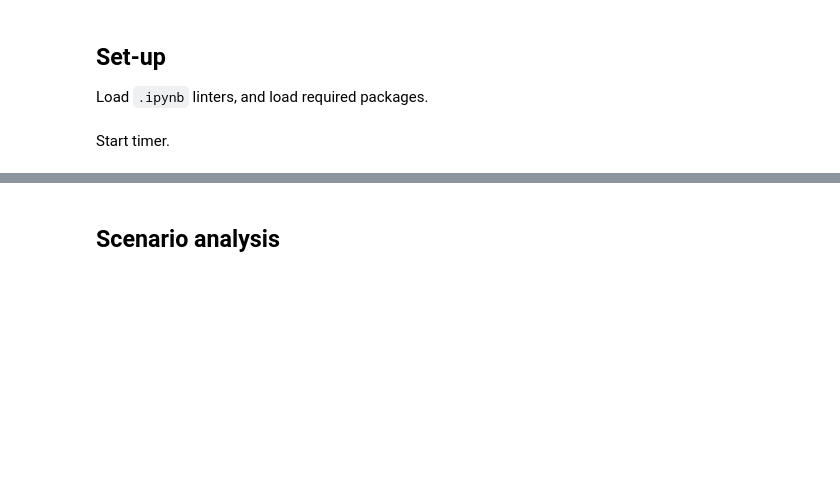
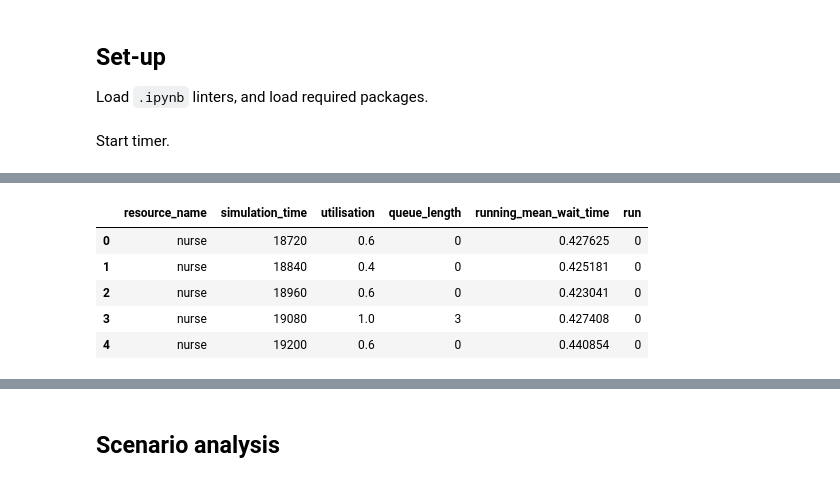
Before and after one commit to pythonhealthdatascience/pydesrap_mms, a Jupyter notebook: scripts/analysis.ipynb, the cells around one changed output, grey strips where cells are left out. Cells and saved outputs as stored; diff of their text form; code cells hidden in the pictures; blank space fills up the shorter version.

```diff
--- a/scripts/analysis.ipynb
+++ b/scripts/analysis.ipynb
@@ -40,0 +68,11 @@ trial.run_trial()
+# %%
+display(trial.interval_audit_df.head())
+trial.interval_audit_df.to_csv('../outputs/example_interval_audit.csv',
+                               index=False)
+# %% [output]
+|  | resource_name | simulation_time | utilisation | queue_length | running_mean_wait_time | run |
+| 0 | nurse | 18720 | 0.6 | 0 | 0.427625 | 0 |
+| 1 | nurse | 18840 | 0.4 | 0 | 0.425181 | 0 |
+| 2 | nurse | 18960 | 0.6 | 0 | 0.423041 | 0 |
+| 3 | nurse | 19080 | 1.0 | 3 | 0.427408 | 0 |
+| 4 | nurse | 19200 | 0.6 | 0 | 0.440854 | 0 |
```
Also changed, not shown: parts of 10 cells of this notebook, 5 other files.
